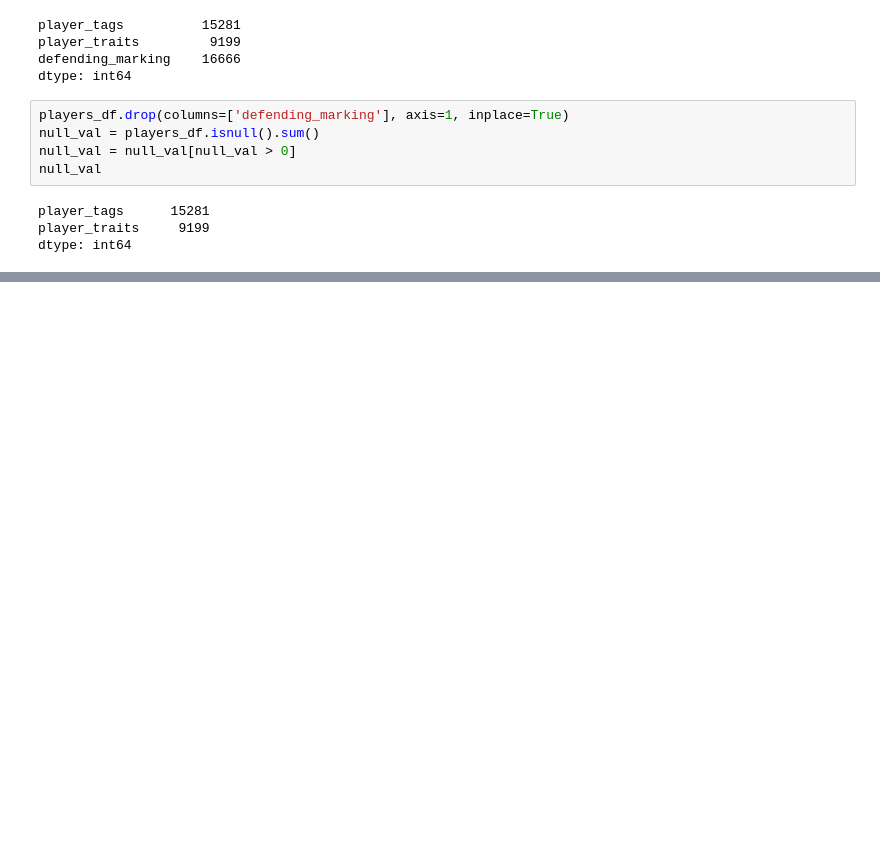
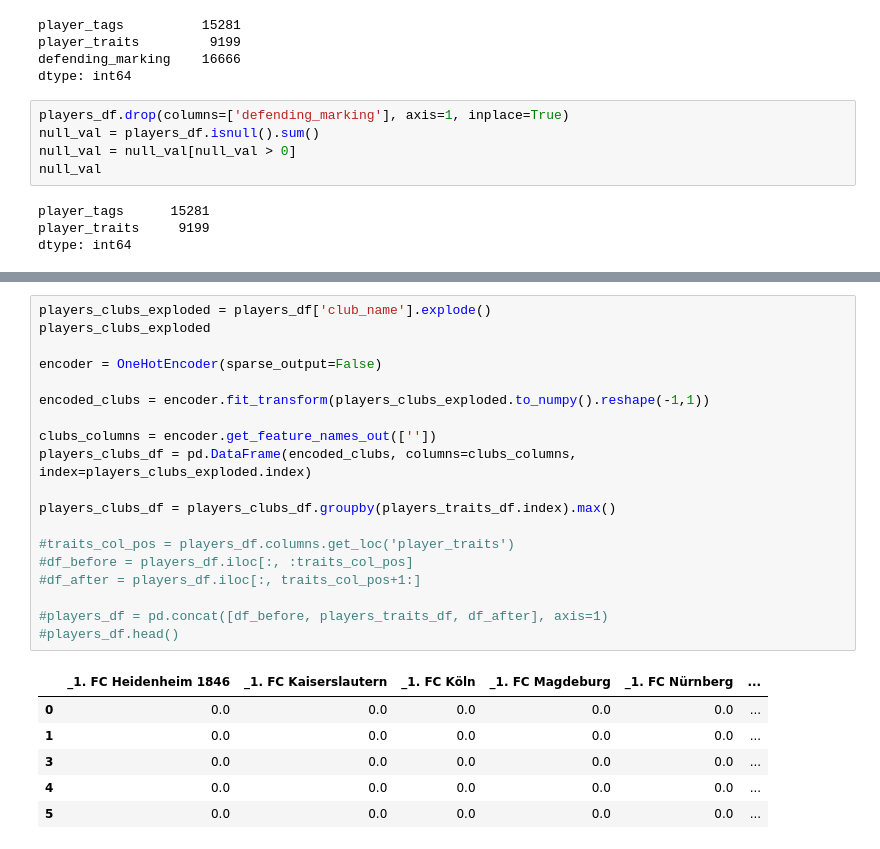
Before and after one commit to akshitlangeh123/FIFA-Seer, a Jupyter notebook: preprocess.ipynb, the cells around one changed output, grey strips where cells are left out. Cells and saved outputs as stored; diff of their text form; blank space fills up the shorter version.

```diff
--- a/preprocess.ipynb
+++ b/preprocess.ipynb
@@ -103,0 +162,26 @@ dtype: int64
+# %%
+players_clubs_exploded = players_df['club_name'].explode()
+players_clubs_exploded
+
+encoder = OneHotEncoder(sparse_output=False)
+
+encoded_clubs = encoder.fit_transform(players_clubs_exploded.to_numpy().reshape(-1,1))
+
+clubs_columns = encoder.get_feature_names_out([''])
+players_clubs_df = pd.DataFrame(encoded_clubs, columns=clubs_columns, index=players_clubs_exploded.index)
+
+players_clubs_df = players_clubs_df.groupby(players_traits_df.index).max()
+
+#traits_col_pos = players_df.columns.get_loc('player_traits')
+#df_before = players_df.iloc[:, :traits_col_pos]
+#df_after = players_df.iloc[:, traits_col_pos+1:]
+
+#players_df = pd.concat([df_before, players_traits_df, df_after], axis=1)
+#players_df.head()
+# %% [output]
+|  | _1. FC Heidenheim 1846 | _1. FC Kaiserslautern | _1. FC Köln | _1. FC Magdeburg | _1. FC Nürnberg | ... |
+| 0 | 0.0 | 0.0 | 0.0 | 0.0 | 0.0 | ... |
+| 1 | 0.0 | 0.0 | 0.0 | 0.0 | 0.0 | ... |
+| 3 | 0.0 | 0.0 | 0.0 | 0.0 | 0.0 | ... |
+| 4 | 0.0 | 0.0 | 0.0 | 0.0 | 0.0 | ... |
+| 5 | 0.0 | 0.0 | 0.0 | 0.0 | 0.0 | ... |
```
Also changed, not shown: parts of 3 cells of this notebook.
